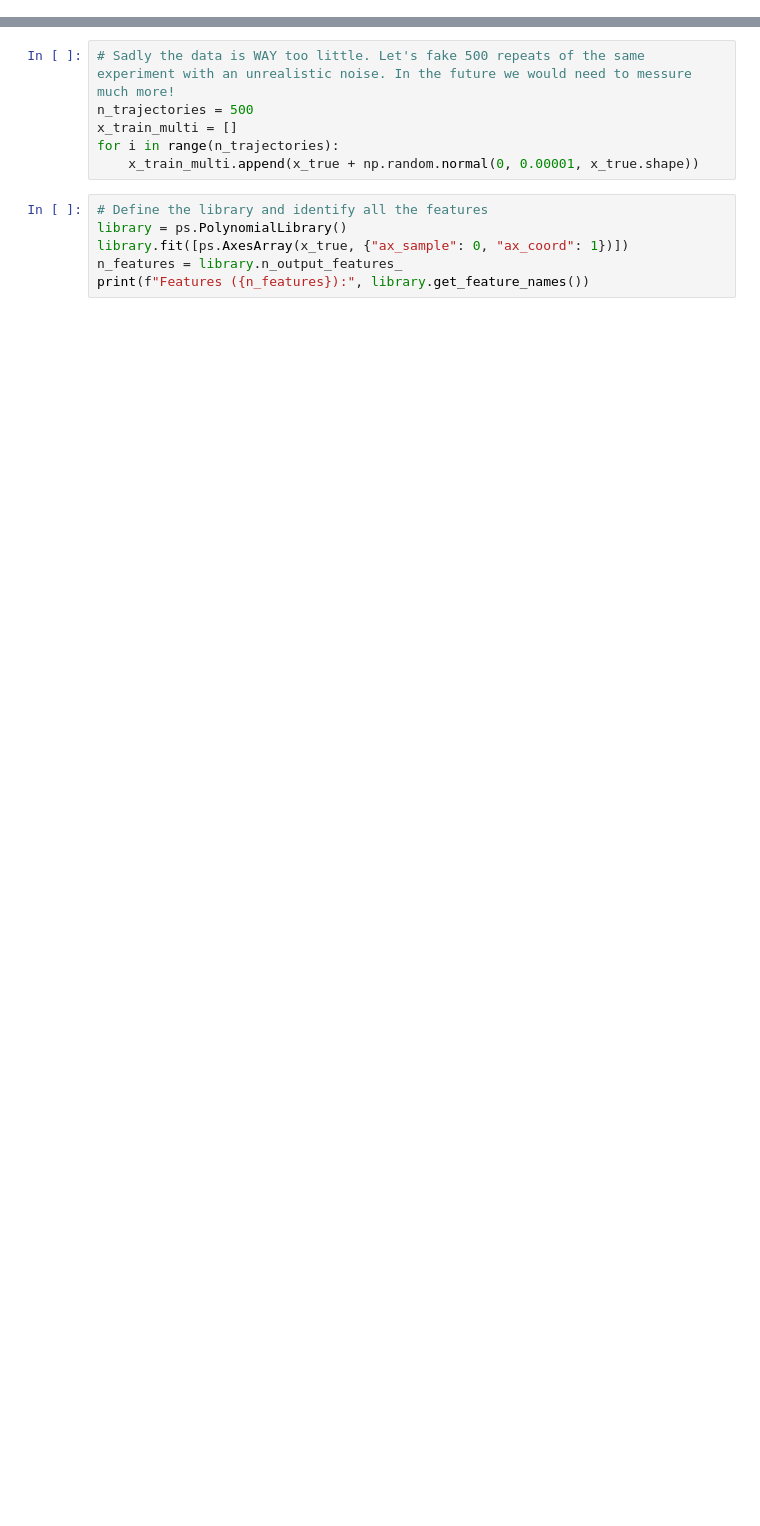
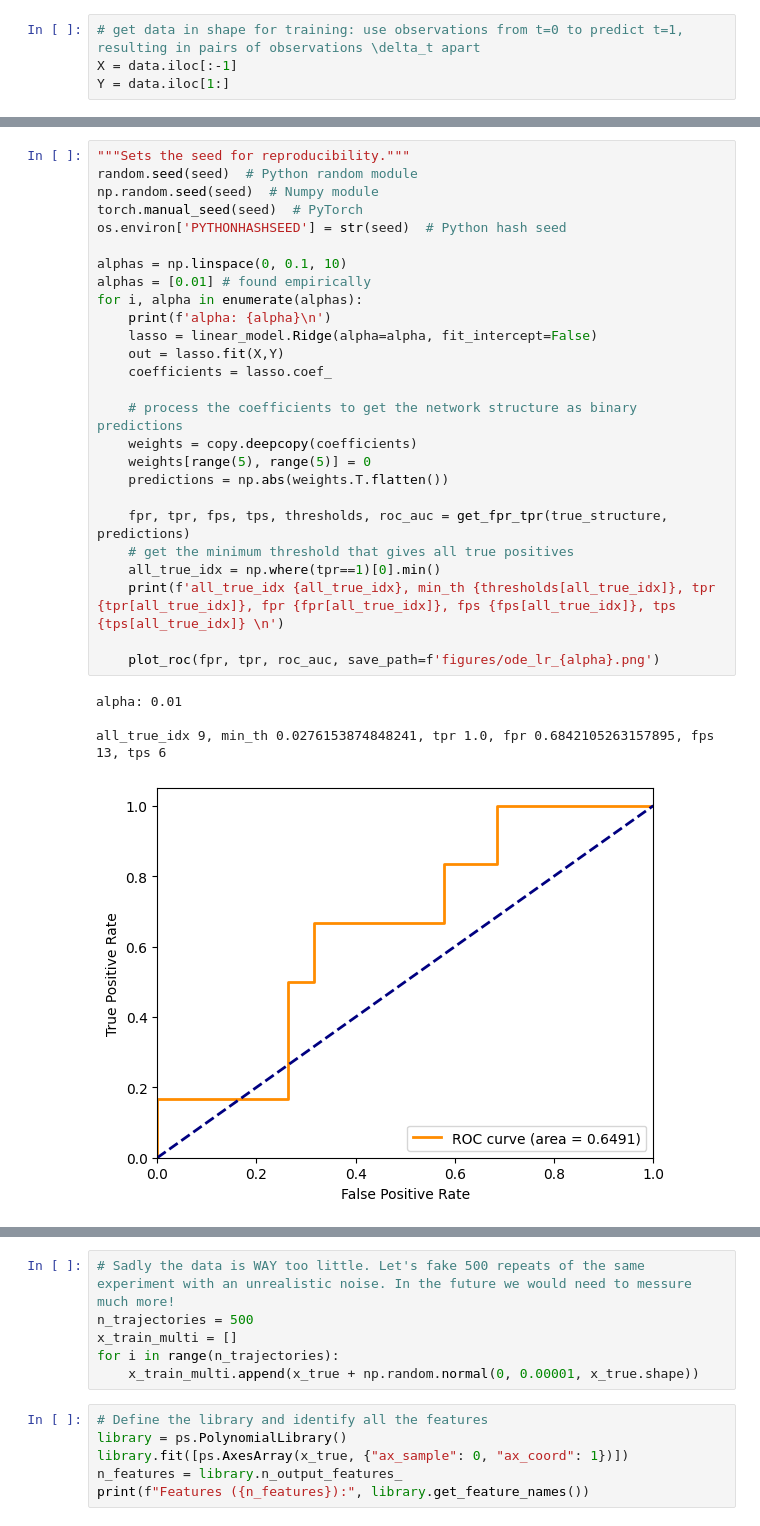
Before and after one commit to JanStern/Modeling-Biological-Networks-Assignment, a Jupyter notebook: main.ipynb, the cells around one changed output, grey strips where cells are left out. Cells and saved outputs as stored; diff of their text form; blank space fills up the shorter version.

```diff
--- a/main.ipynb
+++ b/main.ipynb
@@ -22,0 +76,4 @@ show_gene_expression_over_time_in_one_plot(t, data_gen_exp_t)
+# %%
+# get data in shape for training: use observations from t=0 to predict t=1, resulting in pairs of observations \delta_t apart
+X = data.iloc[:-1]
+Y = data.iloc[1:]
@@ -114,0 +167,31 @@ PySINDy is a good library for that and will be used a lot
+# %%
+"""Sets the seed for reproducibility."""
+random.seed(seed)  # Python random module
+np.random.seed(seed)  # Numpy module
+torch.manual_seed(seed)  # PyTorch
+os.environ['PYTHONHASHSEED'] = str(seed)  # Python hash seed
+
+alphas = np.linspace(0, 0.1, 10)
+alphas = [0.01] # found empirically
+for i, alpha in enumerate(alphas):
+    print(f'alpha: {alpha}\n')
+    lasso = linear_model.Ridge(alpha=alpha, fit_intercept=False)
+    out = lasso.fit(X,Y)
+    coefficients = lasso.coef_
+
+    # process the coefficients to get the network structure as binary predictions
+    weights = copy.deepcopy(coefficients)
+    weights[range(5), range(5)] = 0
+    predictions = np.abs(weights.T.flatten())
+
+    fpr, tpr, fps, tps, thresholds, roc_auc = get_fpr_tpr(true_structure, predictions)
+    # get the minimum threshold that gives all true positives
+    all_true_idx = np.where(tpr==1)[0].min()
+    print(f'all_true_idx {all_true_idx}, min_th {thresholds[all_true_idx]}, tpr {tpr[all_true_idx]}, fpr {fpr[all_true_idx]}, fps {fps[all_true_idx]}, tps {tps[all_true_idx]} \n')
+
+    plot_roc(fpr, tpr, roc_auc, save_path=f'figures/ode_lr_{alpha}.png')
+# %% [output]
+alpha: 0.01
+
+all_true_idx 9, min_th 0.0276153874848241, tpr 1.0, fpr 0.6842105263157895, fps 13, tps 6
+[figure, added]
```
Also changed, not shown: parts of 49 cells of this notebook, 43 other files.
